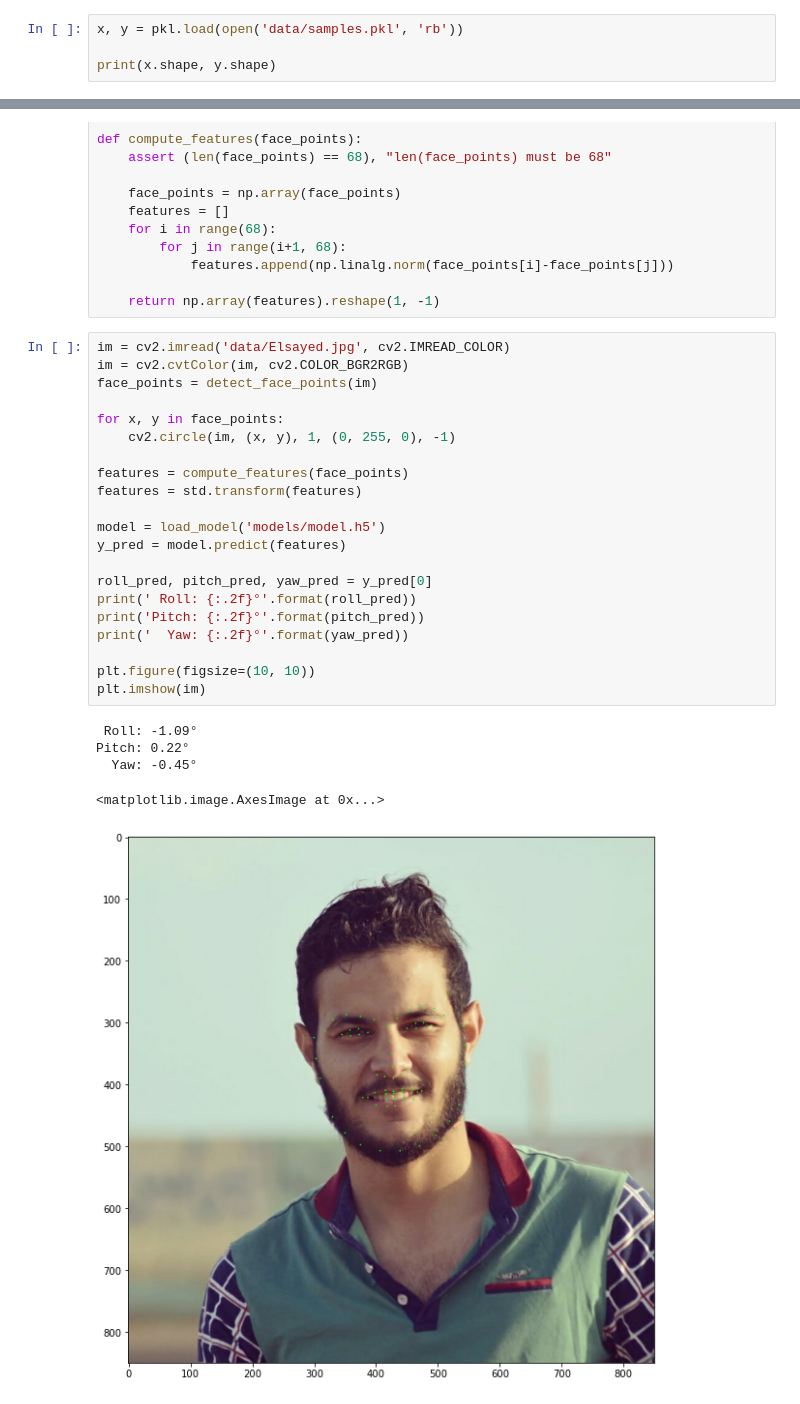
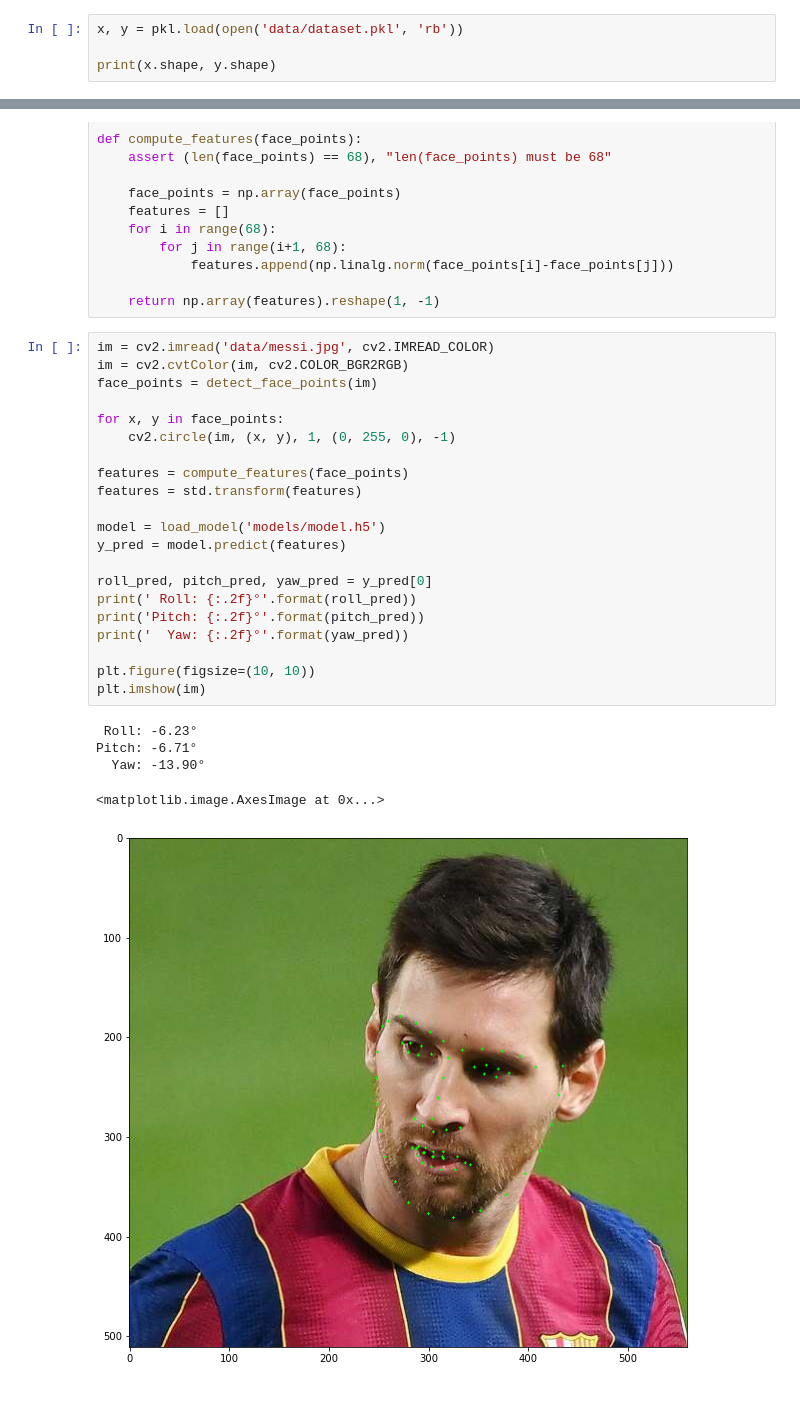
Before and after one commit to elsayed07/Head-Pose-Estimation, a Jupyter notebook: Head-pose.ipynb, the cells around one changed output, grey strips where cells are left out. Cells and saved outputs as stored; diff of their text form.

```diff
--- a/Head-pose.ipynb
+++ b/Head-pose.ipynb
@@ -30,5 +32,5 @@ Thus, given 68 points $\{p_1, p_2, ..., p_{68}\}$ where $d(p_i, p_j) = d(p_j, p_
 # %%
-x, y = pkl.load(open('data/samples.pkl', 'rb'))
+x, y = pkl.load(open('data/dataset.pkl', 'rb'))
 
 print(x.shape, y.shape)
 # %% [output]
@@ -184,29 +200,29 @@ def compute_features(face_points):
 
     return np.array(features).reshape(1, -1)
 # %%
-im = cv2.imread('data/Elsayed.jpg', cv2.IMREAD_COLOR)
+im = cv2.imread('data/messi.jpg', cv2.IMREAD_COLOR)
 im = cv2.cvtColor(im, cv2.COLOR_BGR2RGB)
 face_points = detect_face_points(im)
 
 for x, y in face_points:
     cv2.circle(im, (x, y), 1, (0, 255, 0), -1)
 
 features = compute_features(face_points)
 features = std.transform(features)
 
 model = load_model('models/model.h5')
 y_pred = model.predict(features)
 
 roll_pred, pitch_pred, yaw_pred = y_pred[0]
 print(' Roll: {:.2f}°'.format(roll_pred))
 print('Pitch: {:.2f}°'.format(pitch_pred))
 print('  Yaw: {:.2f}°'.format(yaw_pred))
 
 plt.figure(figsize=(10, 10))
 plt.imshow(im)
 # %% [output]
- Roll: -1.09°
-Pitch: 0.22°
-  Yaw: -0.45°
+ Roll: -6.23°
+Pitch: -6.71°
+  Yaw: -13.90°
 <matplotlib.image.AxesImage at 0x...>
-[figure, old version]
+[figure, new version]
```
Also changed, not shown: parts of 14 cells of this notebook.
